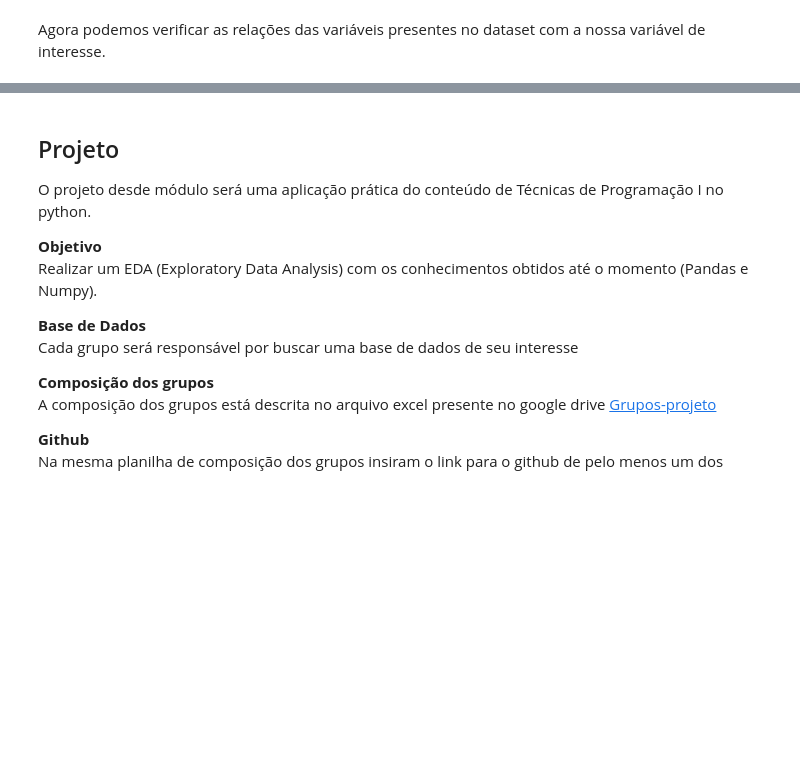
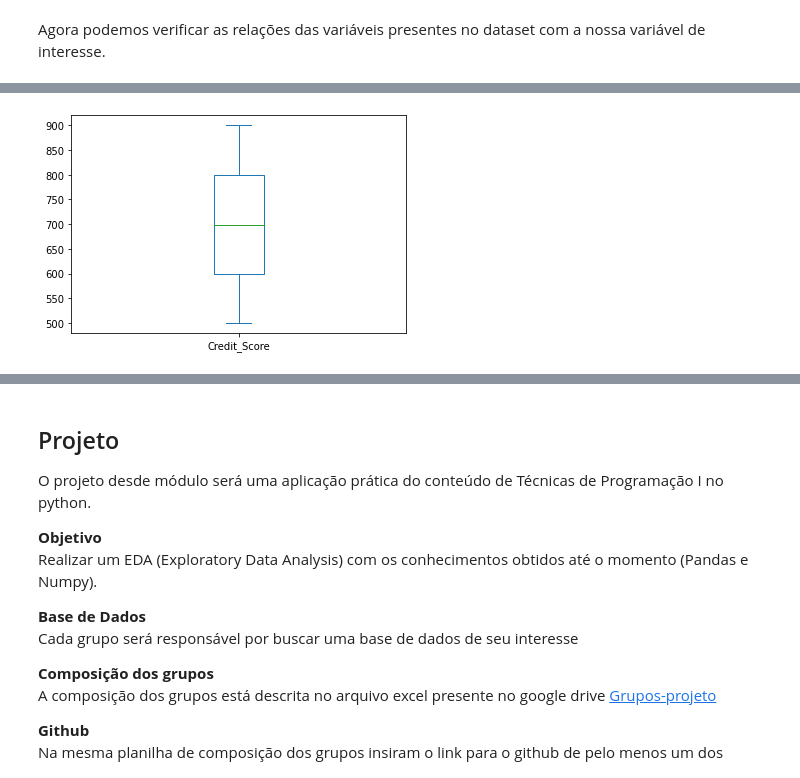
Before and after one commit to brunoissamo/tecnicas-programacao-i-suzano, a Jupyter notebook: aula07 - EDA e Projeto.ipynb, the cells around one changed output, grey strips where cells are left out. Drawn from its saved outputs; the diff is of its cells as text; code cells hidden in the pictures; blank space fills up the shorter version.

```diff
--- a/aula07 - EDA e Projeto.ipynb
+++ b/aula07 - EDA e Projeto.ipynb
@@ -38,0 +210,15 @@ df_loan.pivot_table(index='credit_type', values='Status', aggfunc='mean')
+# %%
+def salarios(salario):
+    if np.isnan(salario):
+        return np.nan
+    elif salario <= 1000:
+        return "0-1000"
+    elif salario <= 2000:
+        return "1000-2000"
+    elif salario <= 5000:
+        return "2000-5000"
+    else:
+        return ">5000"
+# %%
+df_loan['faixa_salario'] = df_loan['income'].apply(salarios)
+df_loan.pivot_table(index='faixa_salario', values='Status', aggfunc='mean')
@@ -38,0 +278,4 @@ df_loan.pivot_table(index='credit_type', values='Status', aggfunc='mean')
+# %%
+df_loan[['Credit_Score']].plot(kind='box');
+# %% [output]
+[figure, added]
```
Also changed, not shown: parts of 24 cells of this notebook, 1 other file.
